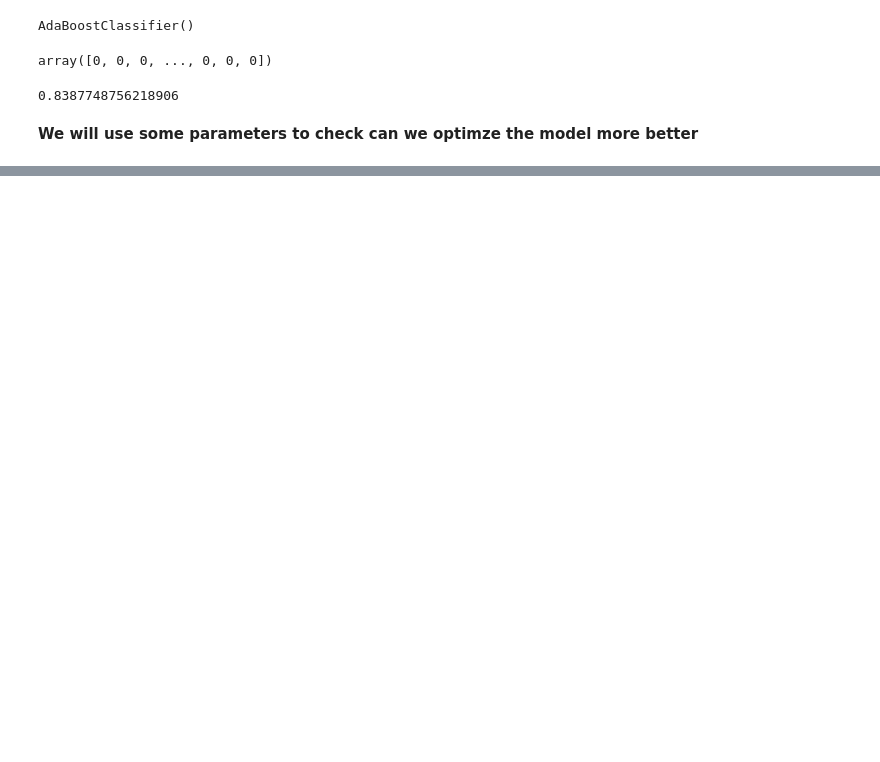
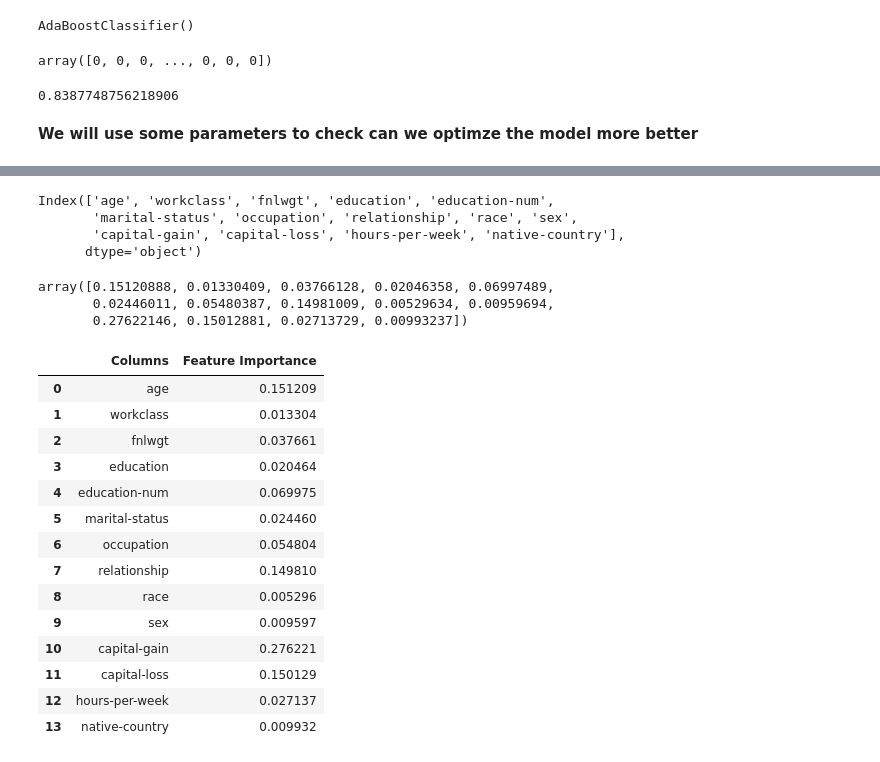
Before and after one commit to madanjha/Machine-Learning, a Jupyter notebook: BaggingAndBoosting06Sept.ipynb, the cells around one changed output, grey strips where cells are left out. Drawn from its saved outputs; the diff is of its cells as text; code cells hidden in the pictures; blank space fills up the shorter version.

```diff
--- a/BaggingAndBoosting06Sept.ipynb
+++ b/BaggingAndBoosting06Sept.ipynb
@@ -559,0 +610,36 @@ accuracy_score(adaPred,y_test) # Better result than our decision tree and logist
+# %%
+x = df.columns[:-1]
+x
+# %% [output]
+Index(['age', 'workclass', 'fnlwgt', 'education', 'education-num',
+       'marital-status', 'occupation', 'relationship', 'race', 'sex',
+       'capital-gain', 'capital-loss', 'hours-per-week', 'native-country'],
+      dtype='object')
+# %%
+adaModel2.feature_importances_
+# %% [output]
+array([0.15120888, 0.01330409, 0.03766128, 0.02046358, 0.06997489,
+       0.02446011, 0.05480387, 0.14981009, 0.00529634, 0.00959694,
+       0.27622146, 0.15012881, 0.02713729, 0.00993237])
+# %%
+table = pd.DataFrame()
+table['Columns'] = x
+table['Feature Importance'] = adaModel2.feature_importances_
+# %%
+table
+# %% [output]
+|  | Columns | Feature Importance |
+| 0 | age | 0.151209 |
+| 1 | workclass | 0.013304 |
+| 2 | fnlwgt | 0.037661 |
+| 3 | education | 0.020464 |
+| 4 | education-num | 0.069975 |
+| 5 | marital-status | 0.024460 |
+| 6 | occupation | 0.054804 |
+| 7 | relationship | 0.149810 |
+| 8 | race | 0.005296 |
+| 9 | sex | 0.009597 |
+| 10 | capital-gain | 0.276221 |
+| 11 | capital-loss | 0.150129 |
+| 12 | hours-per-week | 0.027137 |
+| 13 | native-country | 0.009932 |
```
Also changed, not shown: parts of 15 cells of this notebook.
